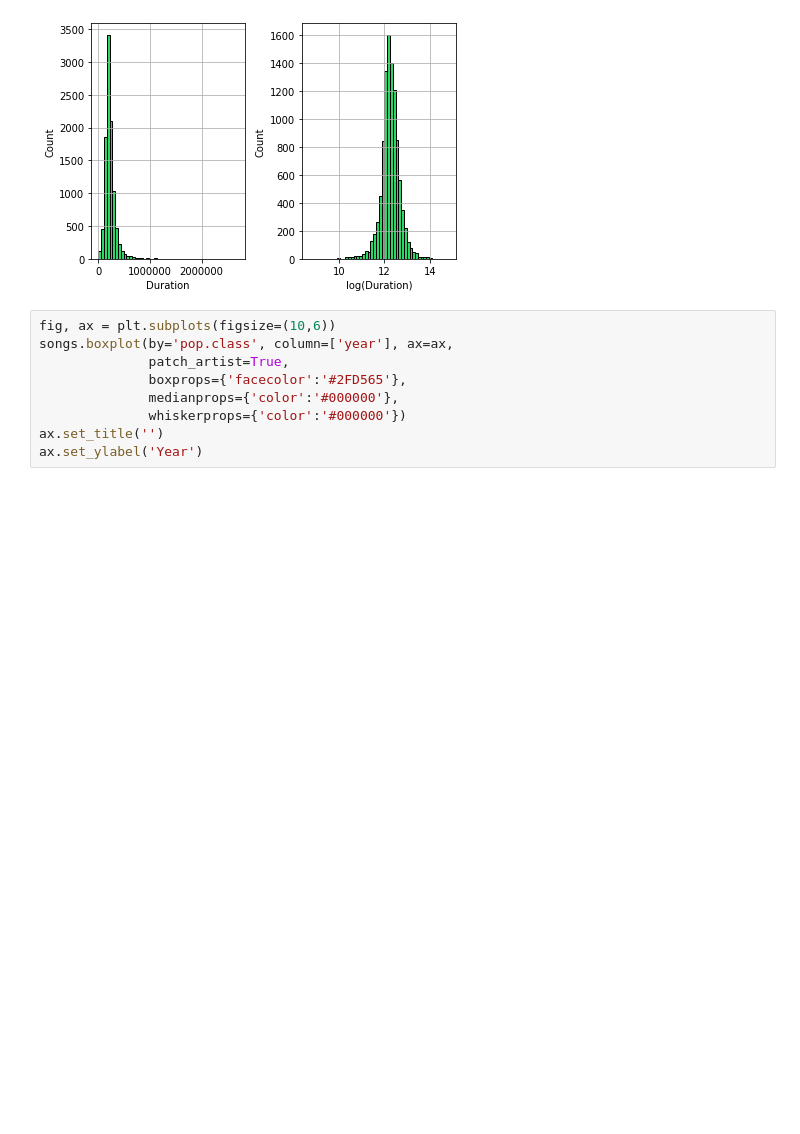
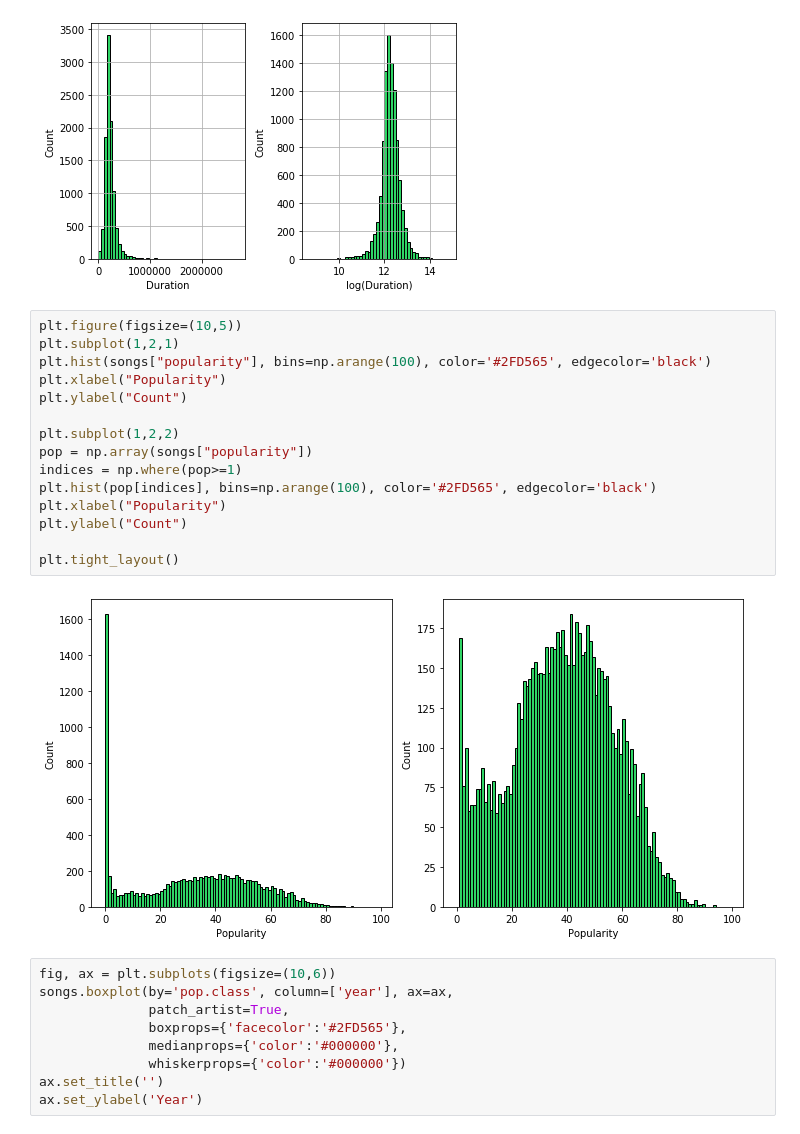
Before and after one commit to A-Stangeland/spotifyMLProject, a Jupyter notebook: Projet version Python.ipynb, the cells around one changed output. Saved outputs shown, nothing was run; the diff lists cells and outputs as text; blank space fills up the shorter version.

```diff
--- a/Projet version Python.ipynb
+++ b/Projet version Python.ipynb
@@ -117,6 +123,23 @@ plt.grid(True)
 plt.tight_layout()
 # %% [output]
 [figure]
+# %%
+plt.figure(figsize=(10,5))
+plt.subplot(1,2,1)
+plt.hist(songs["popularity"], bins=np.arange(100), color='#2FD565', edgecolor='black')
+plt.xlabel("Popularity")
+plt.ylabel("Count")
+
+plt.subplot(1,2,2)
+pop = np.array(songs["popularity"])
+indices = np.where(pop>=1)
+plt.hist(pop[indices], bins=np.arange(100), color='#2FD565', edgecolor='black')
+plt.xlabel("Popularity")
+plt.ylabel("Count")
+
+plt.tight_layout()
+# %% [output]
+[figure, added]
 # %%
 fig, ax = plt.subplots(figsize=(10,6))
 songs.boxplot(by='pop.class', column=['year'], ax=ax,
```
Also changed, not shown: parts of 29 cells of this notebook.
